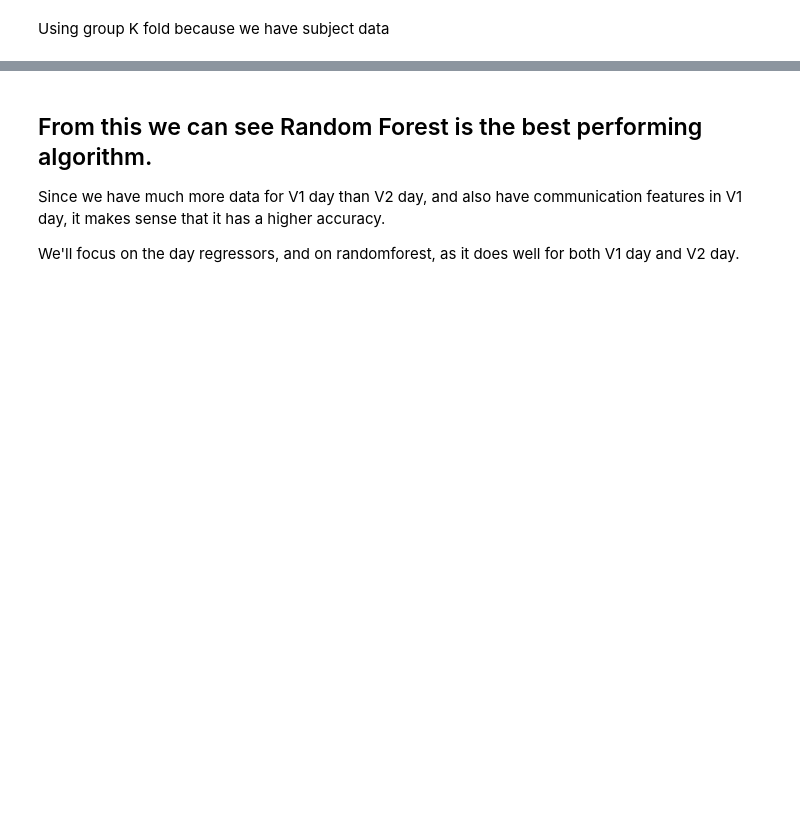
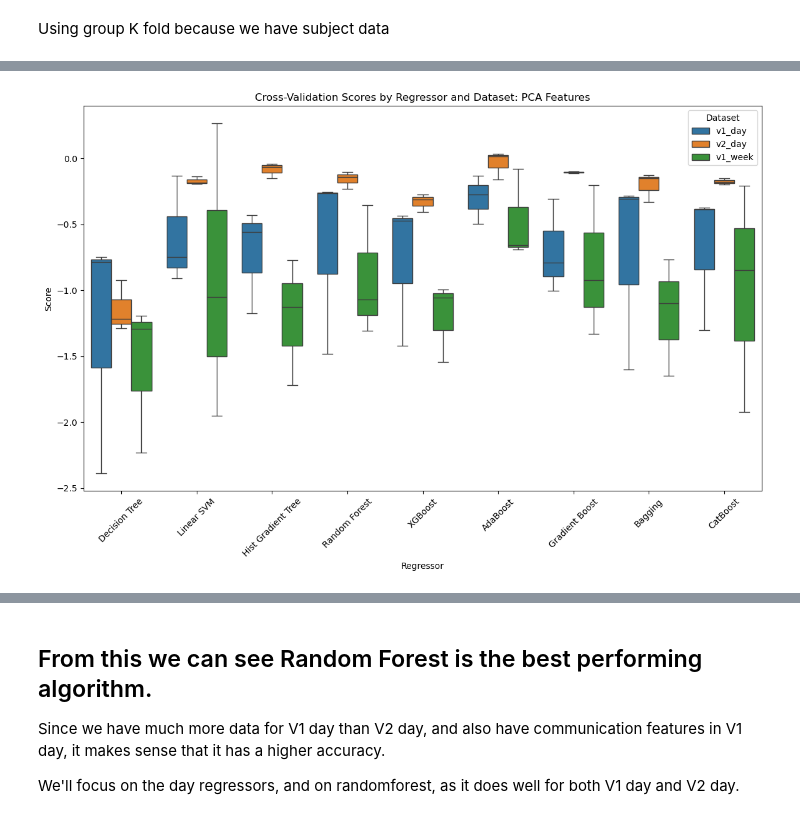
Before and after one commit to kaleyjoss/smartphone_sensor_predictive_modeling, a Jupyter notebook: notebooks/04_modeling_LR.ipynb, the cells around one changed output, grey strips where cells are left out. Saved outputs shown, nothing was run; the diff lists cells and outputs as text; code cells hidden in the pictures; blank space fills up the shorter version.

Commit message:
models of pca and wNA

```diff
--- a/notebooks/04_modeling_LR.ipynb
+++ b/notebooks/04_modeling_LR.ipynb
@@ -371,0 +372,45 @@ stopped 0429 3:25 pm
+# %%
+from sklearn.model_selection import GroupKFold, cross_val_score
+id_columns.append('idx')
+results = {}
+for name in df_names:
+    results[name] = {}
+    X_train = pd.read_csv(os.path.join(brighten_dir, f'{name}_pca_X_train.csv'))
+    X_val = pd.read_csv(os.path.join(brighten_dir, f'{name}_pca_X_val.csv'))
+    y_train= pd.read_csv(os.path.join(brighten_dir, f'{name}_pca_y_train.csv'))
+    y_val= pd.read_csv(os.path.join(brighten_dir, f'{name}_pca_y_val.csv'))
+
+    # Create KFold object which groups based on num ID
+    gkf = GroupKFold(n_splits=3)
+    groups = X_train['num_id']    # Set num_id for the groups
+    # Now drop all other id columns
+    X_train_cleaned = X_train.drop(columns=[col for col in X_train.columns if col in id_columns or 'Unnamed' in col])
+    y_train_cleaned = y_train.drop(columns=[col for col in y_train.columns if 'Unnamed' in col]).squeeze() #squeeze into a list from a series
+    # Evaluate each classifier using cross-validation
+    for reg_name, reg in regs:
+        cv_scores = cross_val_score(reg, X_train_cleaned, y_train_cleaned, groups=groups, cv=gkf, scoring='r2')
+        results[name][reg_name] = cv_scores
+
+
+# Extract data to flattened df for plotting
+flat_results = []
+
+for dataset_name, reg_results in results.items():
+    for reg_name, scores in reg_results.items():
+        for score in scores:
+            flat_results.append({
+                'Dataset': dataset_name,
+                'Regressor': reg_name,
+                'Score': score
+            })
+
+
+results_df = pd.DataFrame(flat_results)
+
+plt.figure(figsize=(14, 8))
+sns.boxplot(x='Regressor', y='Score', hue='Dataset', data=results_df)
+plt.xticks(rotation=45)
+plt.title('Cross-Validation Scores by Regressor and Dataset: PCA Features')
+plt.show()
+# %% [output]
+[figure, added]
```
Also changed, not shown: parts of 4 cells of this notebook, 4 other files.
